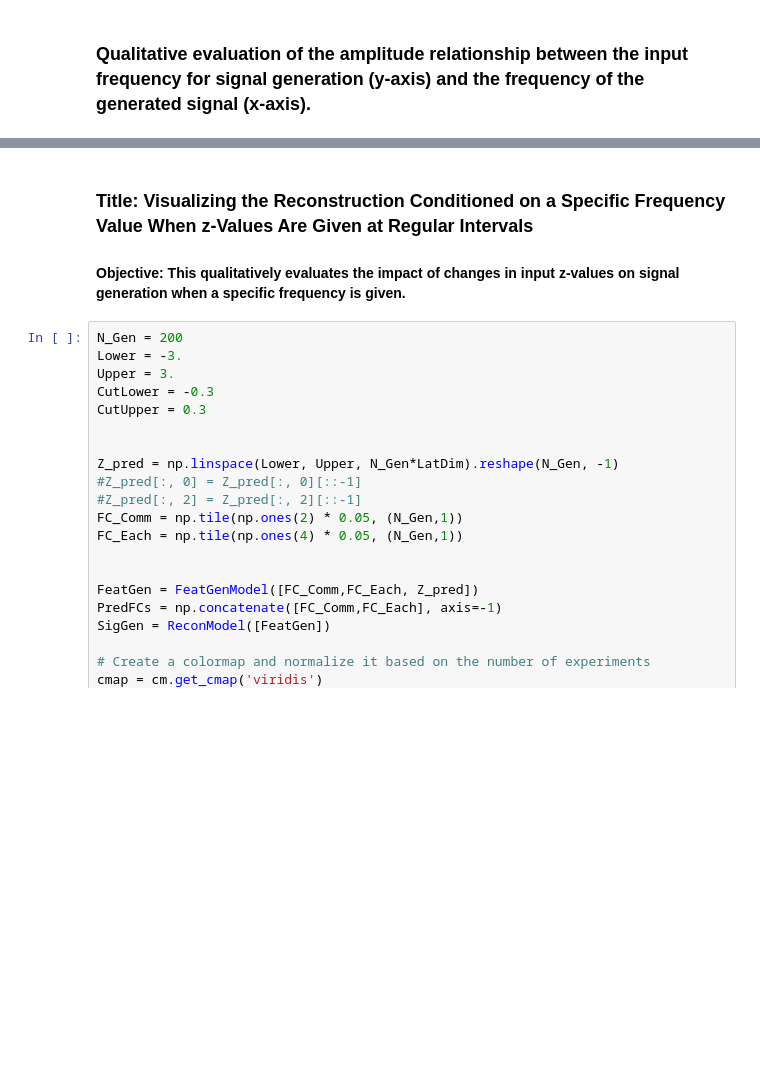
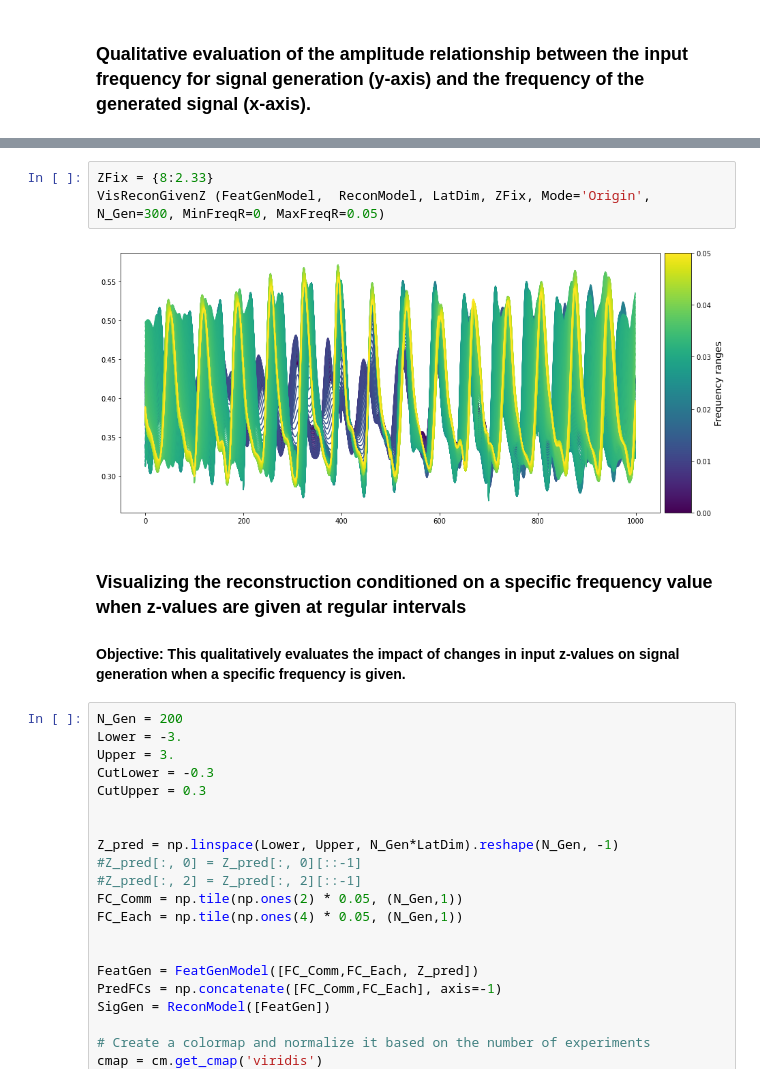
Before and after one commit to JunetaeKim/VABAM, a Jupyter notebook: Evaluation.ipynb, the cells around one changed output, grey strips where cells are left out. Drawn from its saved outputs; the diff is of its cells as text; blank space fills up the shorter version.

```diff
--- a/Evaluation.ipynb
+++ b/Evaluation.ipynb
@@ -329,5 +254,10 @@ plt.show()
+# %%
+ZFix = {8:2.33}
+VisReconGivenZ (FeatGenModel,  ReconModel, LatDim, ZFix, Mode='Origin', N_Gen=300, MinFreqR=0, MaxFreqR=0.05)
+# %% [output]
+[figure, added]
 # %% [markdown]
-### Title: Visualizing the Reconstruction Conditioned on a Specific Frequency Value When z-Values Are Given at Regular Intervals
+### Visualizing the reconstruction conditioned on a specific frequency value when z-values are given at regular intervals
 #### Objective: This qualitatively evaluates the impact of changes in input z-values on signal generation when a specific frequency is given.
 # %%
 N_Gen = 200
```
Also changed, not shown: parts of 26 cells of this notebook, 1 other file.
